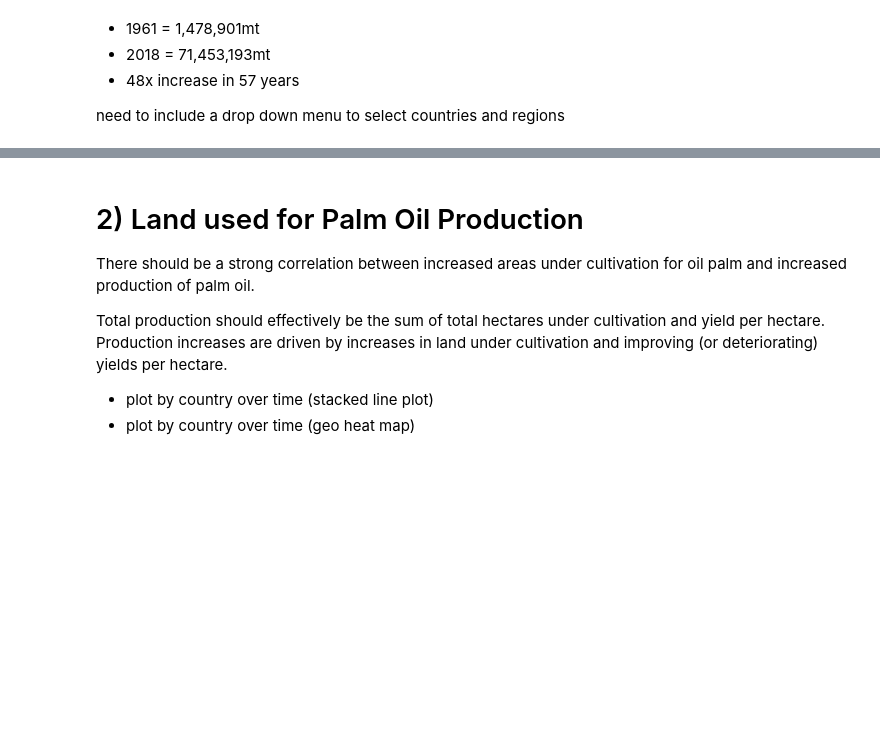
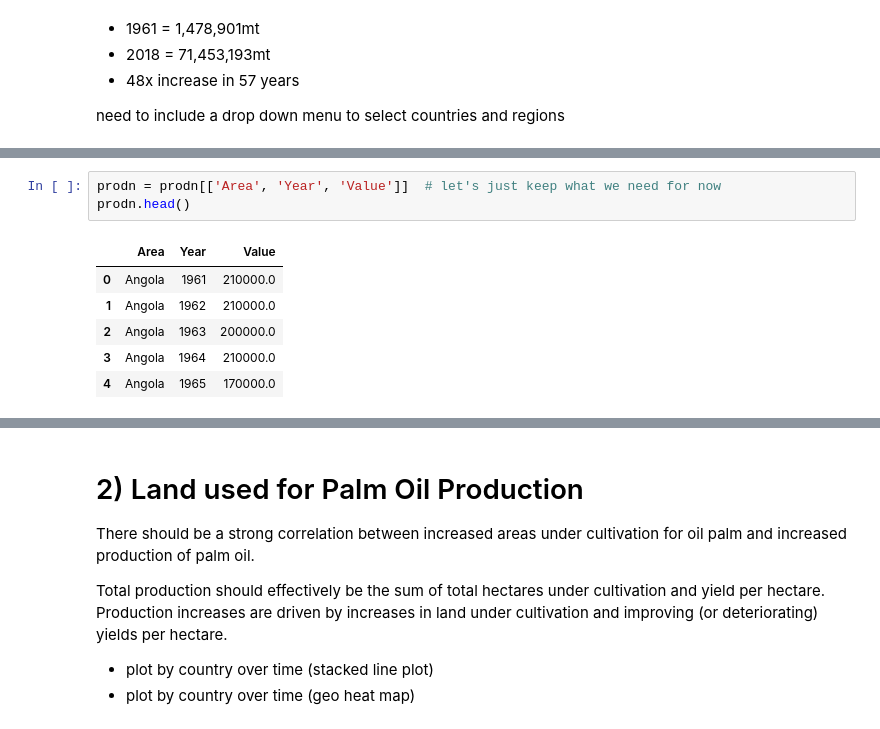
Before and after one commit to mkingopng/palm_olein, a Jupyter notebook: long_term_analysis.ipynb, the cells around one changed output, grey strips where cells are left out. Cells and saved outputs as stored; diff of their text form; blank space fills up the shorter version.

```diff
--- a/long_term_analysis.ipynb
+++ b/long_term_analysis.ipynb
@@ -149,0 +138,10 @@ need to include a drop down menu to select countries and regions
+# %%
+prodn = prodn[['Area', 'Year', 'Value']]  # let's just keep what we need for now
+prodn.head()
+# %% [output]
+|  | Area | Year | Value |
+| 0 | Angola | 1961 | 210000.0 |
+| 1 | Angola | 1962 | 210000.0 |
+| 2 | Angola | 1963 | 200000.0 |
+| 3 | Angola | 1964 | 210000.0 |
+| 4 | Angola | 1965 | 170000.0 |
```
Also changed, not shown: parts of 12 cells of this notebook, 3 other files.
